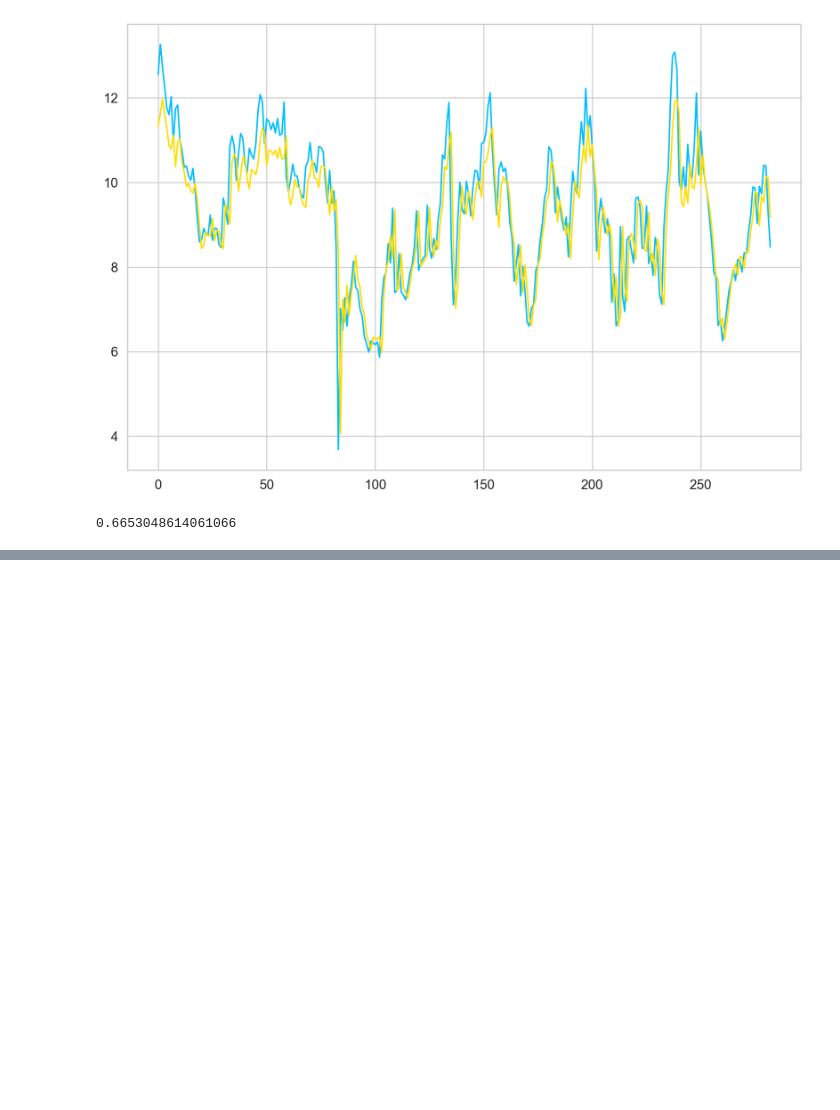
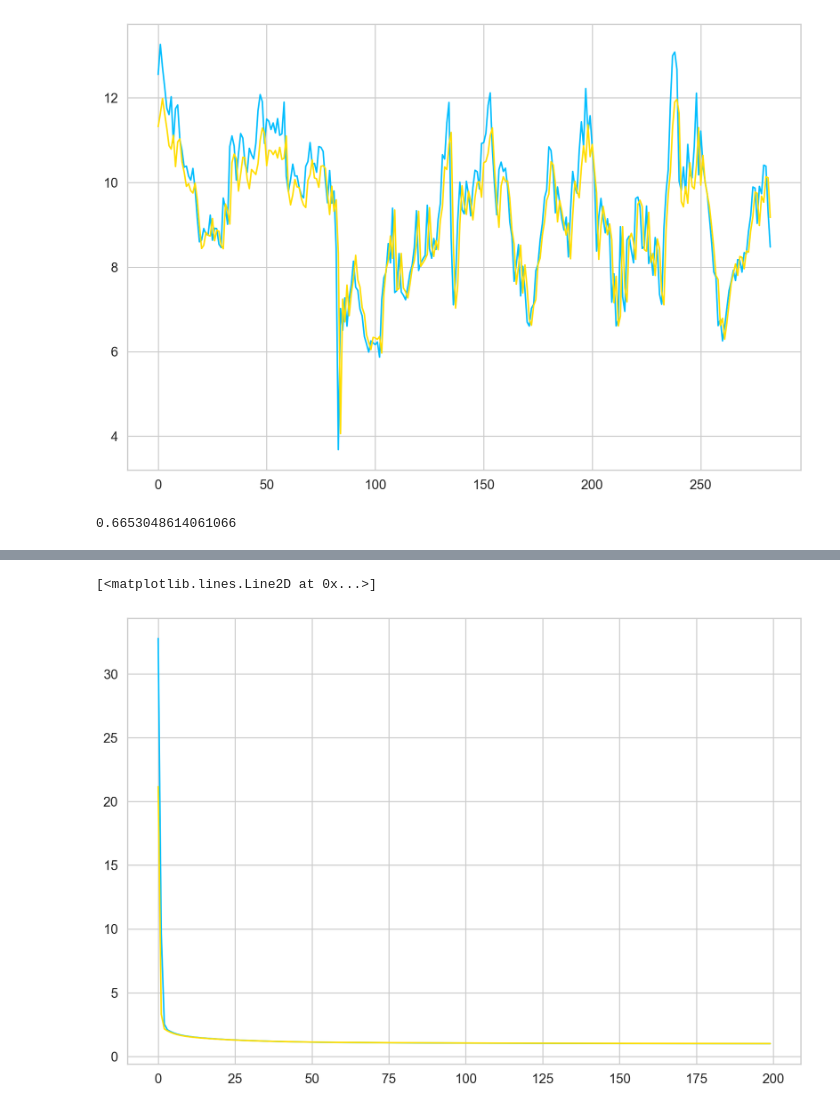
Before and after one commit to ephrem-admasu/windspeed_prediction, a Jupyter notebook: CNN_LSTM.ipynb, the cells around one changed output, grey strips where cells are left out. Drawn from its saved outputs; the diff is of its cells as text; code cells hidden in the pictures; blank space fills up the shorter version.

```diff
--- a/CNN_LSTM.ipynb
+++ b/CNN_LSTM.ipynb
@@ -232,0 +287,41 @@ file.close()
+# %%
+train_losses = []
+valid_losses = []
+def Train():
+
+    running_loss = .0
+
+    model.train()
+
+    for idx, (inputs,labels) in enumerate(train_loader):
+        inputs = inputs.to(device)
+        labels = labels.to(device)
+        optimizer.zero_grad()
+        preds = model(inputs)
+        loss = criterion(preds,labels)
+        loss.backward()
+        optimizer.step()
+        running_loss += loss
+
+    train_loss = running_loss/len(train_loader)
+    train_losses.append(train_loss.detach().numpy())
+
+    print(f'train_loss {train_loss}')
+
+def Valid():
+    running_loss = .0
+
+    model.eval()
+
+    with torch.no_grad():
+        for idx, (inputs, labels) in enumerate(valid_loader):
+            inputs = inputs.to(device)
+            labels = labels.to(device)
+            optimizer.zero_grad()
+            preds = model(inputs)
+            loss = criterion(preds,labels)
+            running_loss += loss
+
+        valid_loss = running_loss/len(valid_loader)
+        valid_losses.append(valid_loss.detach().numpy())
+        print(f'valid_loss {valid_loss}')
@@ -232,0 +354,6 @@ file.close()
+# %%
+plt.plot(train_losses)
+plt.plot(valid_losses)
+# %% [output]
+[<matplotlib.lines.Line2D at 0x...>]
+[figure, added]
```
Also changed, not shown: parts of 17 cells of this notebook, 5 other files.
